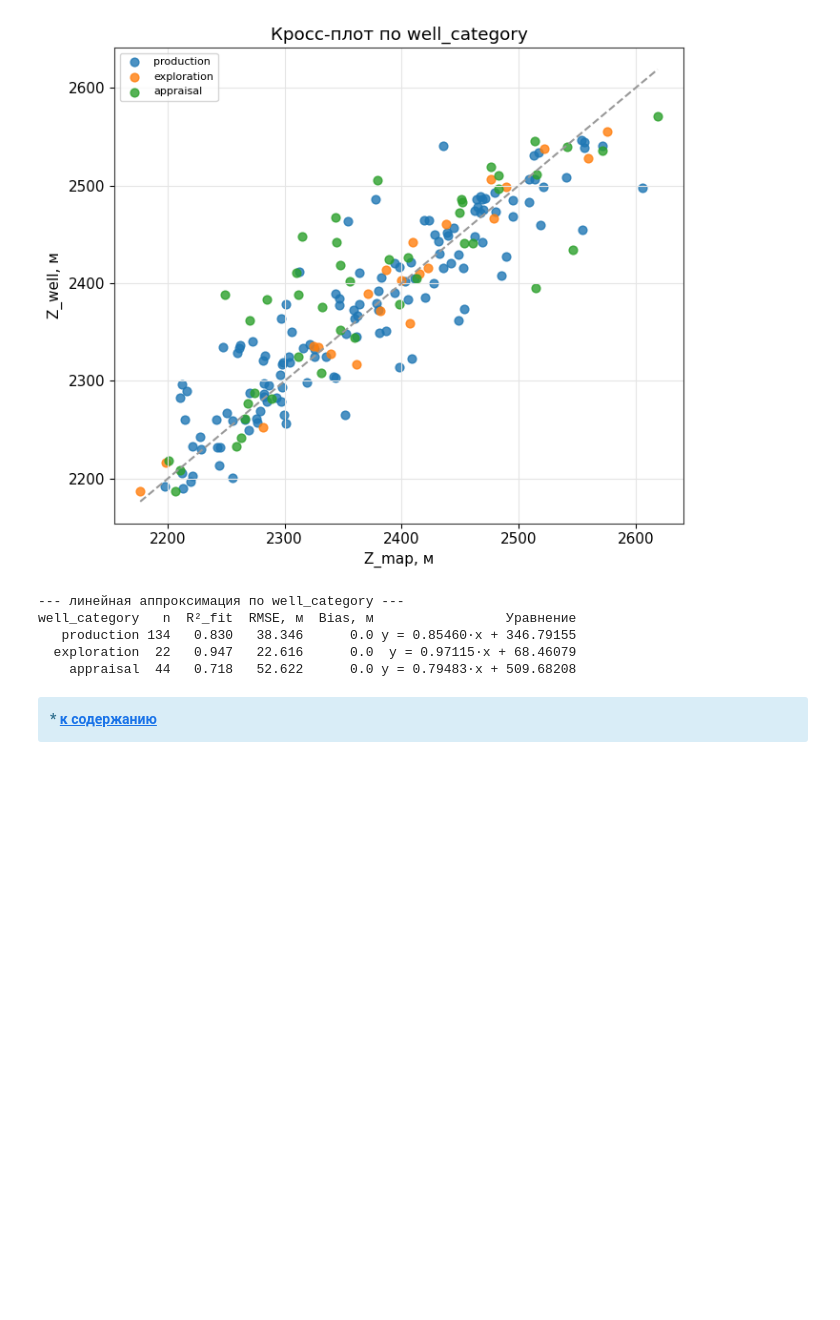
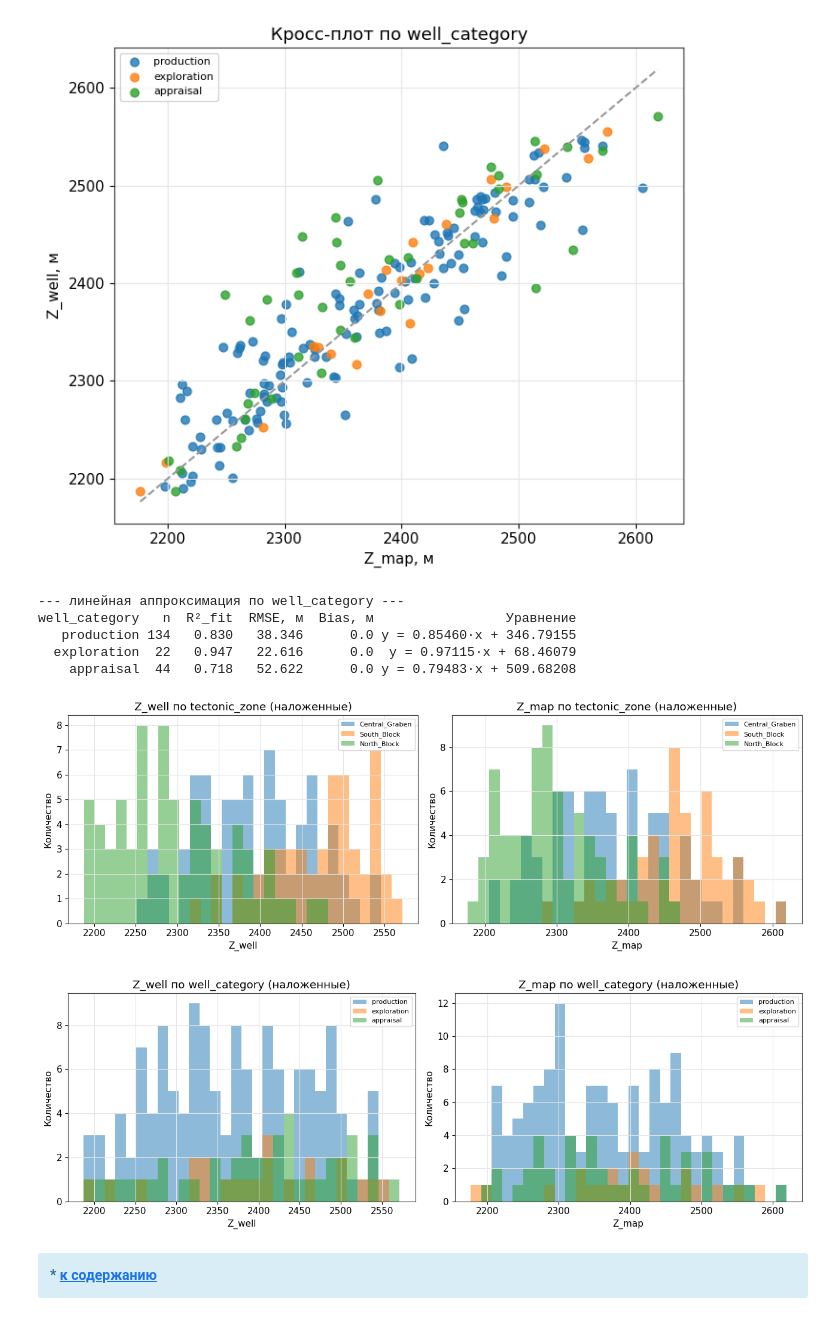
Before and after one commit to aspozd-DA-DS/Pet-projects, a Jupyter notebook: 04_Structural_QC/structural_qc_demo.ipynb, the cells around one changed output. Cells and saved outputs as stored; diff of their text form; code cells hidden in the pictures; blank space fills up the shorter version.

```diff
--- a/04_Structural_QC/structural_qc_demo.ipynb
+++ b/04_Structural_QC/structural_qc_demo.ipynb
@@ -1202,6 +1312,24 @@ well_category   n  R²_fit  RMSE, м  Bias, м                 Уравнени
    production 134   0.830   38.346      0.0 y = 0.85460·x + 346.79155
   exploration  22   0.947   22.616      0.0  y = 0.97115·x + 68.46079
     appraisal  44   0.718   52.622      0.0 y = 0.79483·x + 509.68208
+# %%
+for col in [c for c in ["tectonic_zone", "well_category"] if c in df.columns]:
+    cats = list(df[col].dropna().unique())
+    fig, axes = plt.subplots(1, 2, figsize=(13, 4.5))
+    for ax, pcol, lbl in [(axes[0], "Zprm_well", "Z_well"), (axes[1], "Zprm_map", "Z_map")]:
+        edges = np.histogram_bin_edges(df[pcol].dropna(), bins=30)   # общие интервалы для всех категорий
+        for i, c in enumerate(cats):
+            part = df.loc[df[col] == c, pcol].dropna()
+            if part.empty:
+                continue
+            ax.hist(part, bins=edges, alpha=.5, label=str(c), color=plt.cm.tab10.colors[i % 10])
+        ax.set_title(f"{lbl} по {col} (наложенные)")
+        ax.set_xlabel(lbl); ax.set_ylabel("Количество")
+        ax.legend(fontsize=8)
+    plt.tight_layout(); plt.show()
+# %% [output]
+[figure, added]
+[figure, added]
 # %% [markdown]
 <div class="alert alert-info">
   <b> * <a href="#ch8">к содержанию</a> </b>
```
Also changed, not shown: parts of 4 cells of this notebook, 7 other files.
